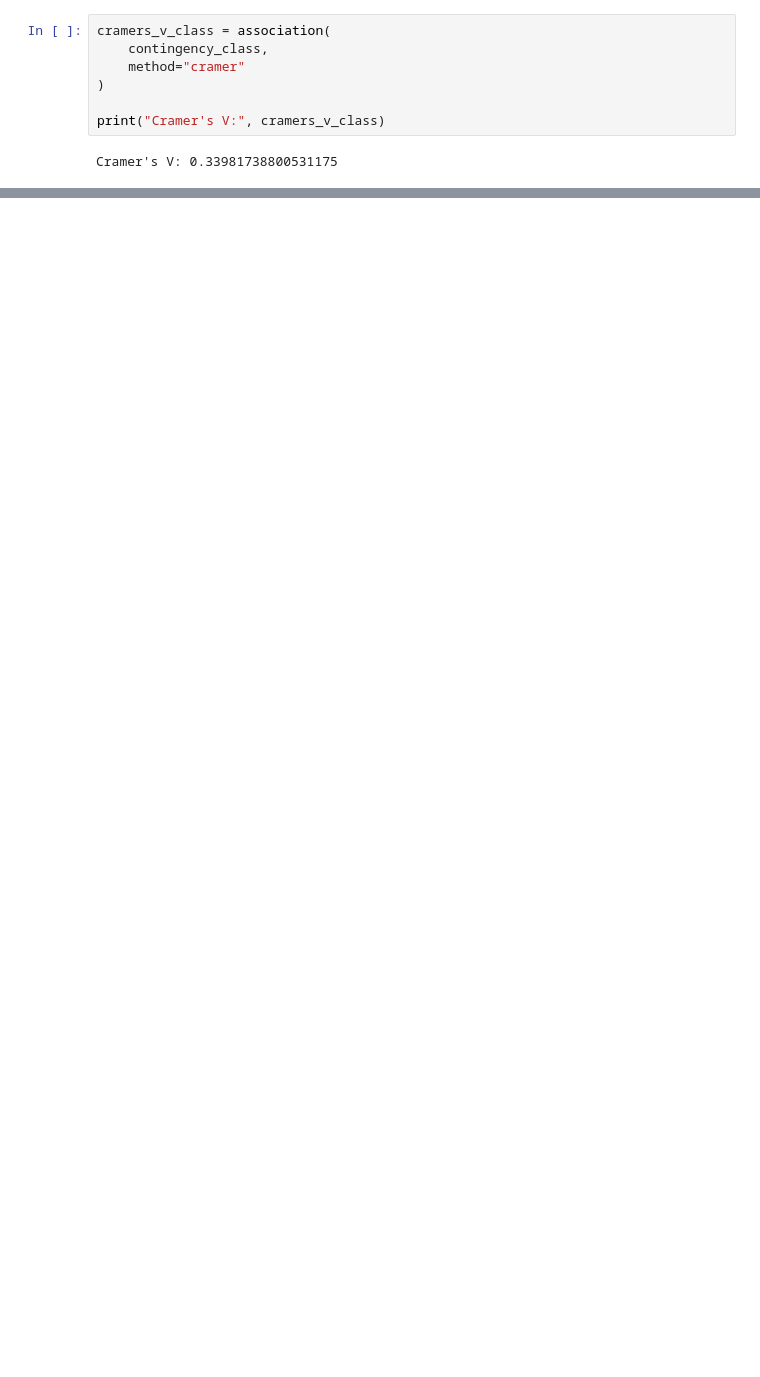
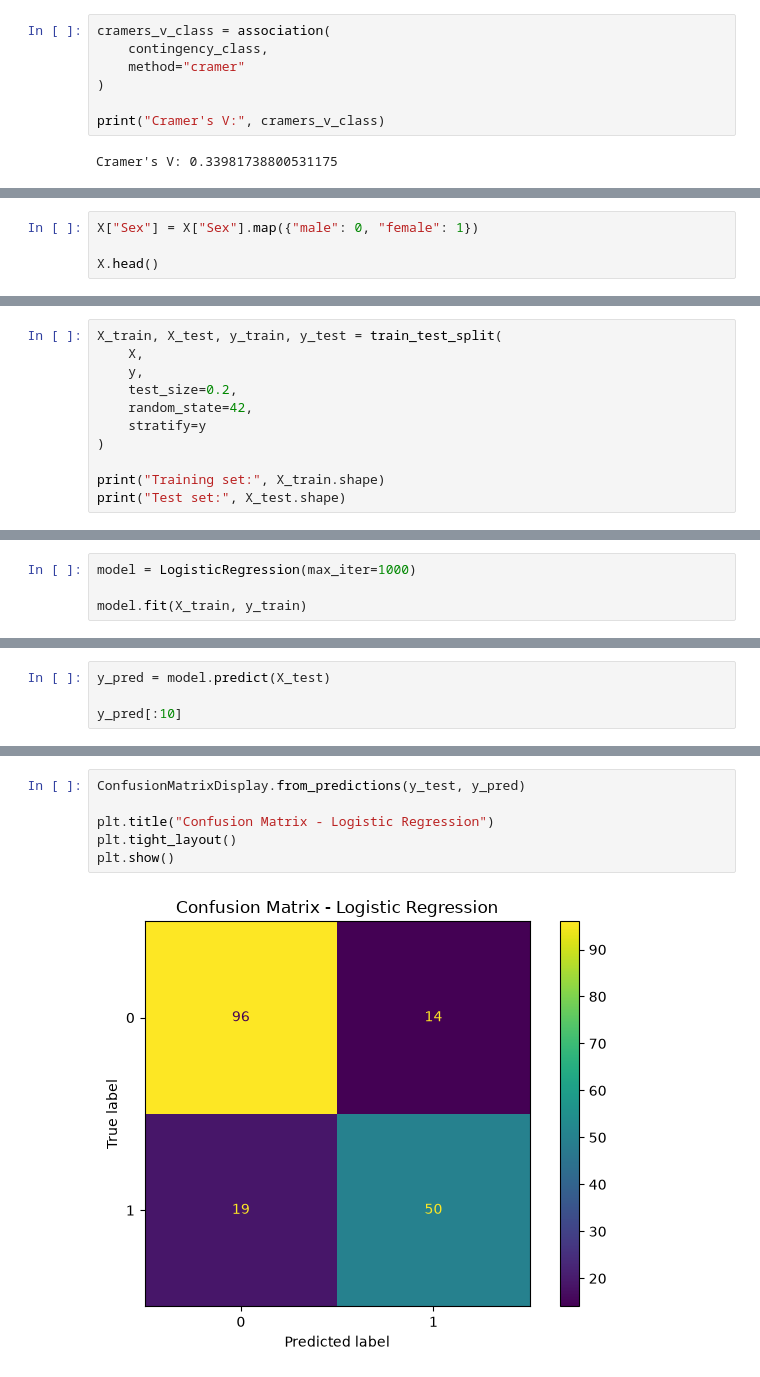
Before and after one commit to sehreen-jeelani/titanic-survival-analysis, a Jupyter notebook: notebooks/titanic_analysis.ipynb, the cells around one changed output, grey strips where cells are left out. Cells and saved outputs as stored; diff of their text form; blank space fills up the shorter version.

Commit message:
add baseline model

```diff
--- a/notebooks/titanic_analysis.ipynb
+++ b/notebooks/titanic_analysis.ipynb
@@ -1533,0 +1568,4 @@ Cramer's V: 0.33981738800531175
+# %%
+X["Sex"] = X["Sex"].map({"male": 0, "female": 1})
+
+X.head()
@@ -1533,0 +1579,11 @@ Cramer's V: 0.33981738800531175
+# %%
+X_train, X_test, y_train, y_test = train_test_split(
+    X,
+    y,
+    test_size=0.2,
+    random_state=42,
+    stratify=y
+)
+
+print("Training set:", X_train.shape)
+print("Test set:", X_test.shape)
@@ -1533,0 +1593,4 @@ Cramer's V: 0.33981738800531175
+# %%
+model = LogisticRegression(max_iter=1000)
+
+model.fit(X_train, y_train)
@@ -1533,0 +1599,4 @@ Cramer's V: 0.33981738800531175
+# %%
+y_pred = model.predict(X_test)
+
+y_pred[:10]
@@ -1533,0 +1634,8 @@ Cramer's V: 0.33981738800531175
+# %%
+ConfusionMatrixDisplay.from_predictions(y_test, y_pred)
+
+plt.title("Confusion Matrix - Logistic Regression")
+plt.tight_layout()
+plt.show()
+# %% [output]
+[figure, added]
```
Also changed, not shown: parts of 17 cells of this notebook, 2 other files.
